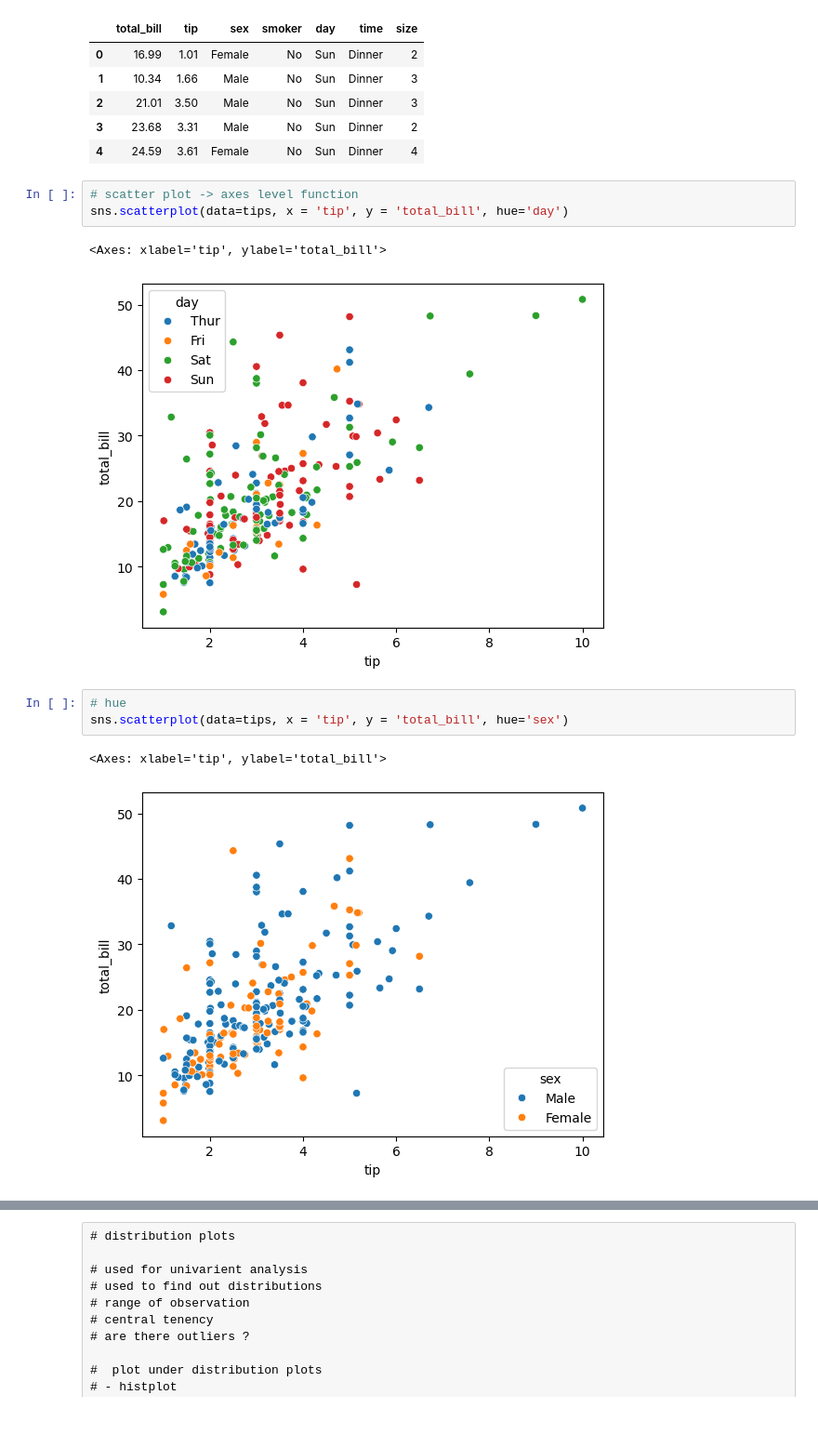
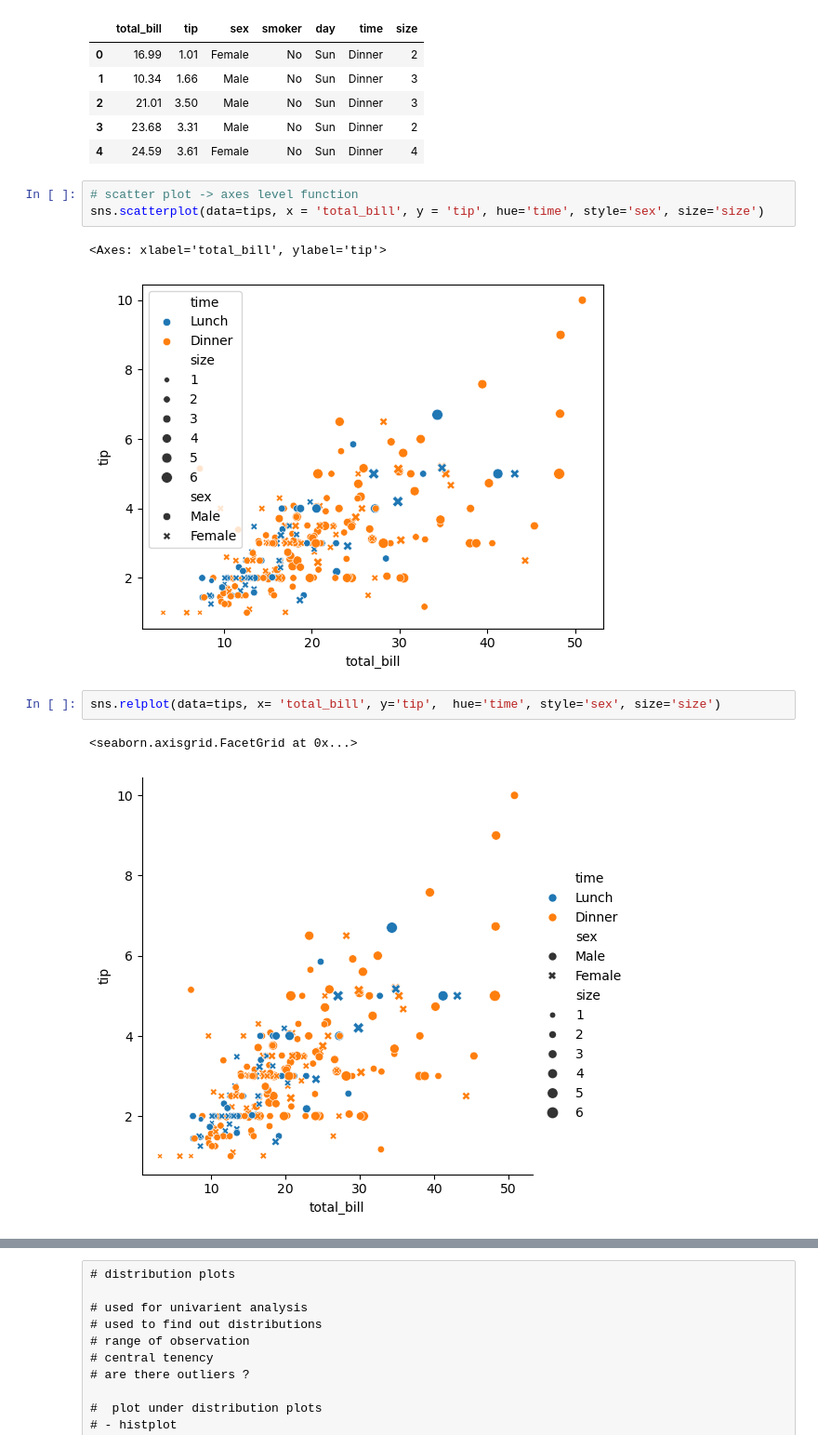
Before and after one commit to hirenkanzariya01/Data-visualization-, a Jupyter notebook: seaborn.ipynb, the cells around one changed output, grey strips where cells are left out. Shown at 93% size. Cells and saved outputs as stored; diff of their text form; blank space fills up the shorter version.

```diff
--- a/seaborn.ipynb
+++ b/seaborn.ipynb
@@ -15,15 +15,14 @@ tips.head()
 | 4 | 24.59 | 3.61 | Female | No | Sun | Dinner | 4 |
 # %%
 # scatter plot -> axes level function
-sns.scatterplot(data=tips, x = 'tip', y = 'total_bill', hue='day')
+sns.scatterplot(data=tips, x = 'total_bill', y = 'tip', hue='time', style='sex', size='size')
 # %% [output]
-<Axes: xlabel='tip', ylabel='total_bill'>
+<Axes: xlabel='total_bill', ylabel='tip'>
-[figure, old version]
+[figure, new version]
 # %%
-# hue
-sns.scatterplot(data=tips, x = 'tip', y = 'total_bill', hue='sex')
+sns.relplot(data=tips, x= 'total_bill', y='tip',  hue='time', style='sex', size='size')
 # %% [output]
-<Axes: xlabel='tip', ylabel='total_bill'>
+<seaborn.axisgrid.FacetGrid at 0x...>
-[figure, old version]
+[figure, new version]
 # %%
 # style
```
Also changed, not shown: parts of 21 cells of this notebook.
